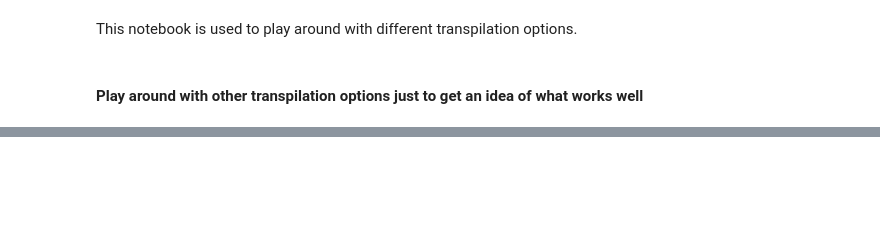
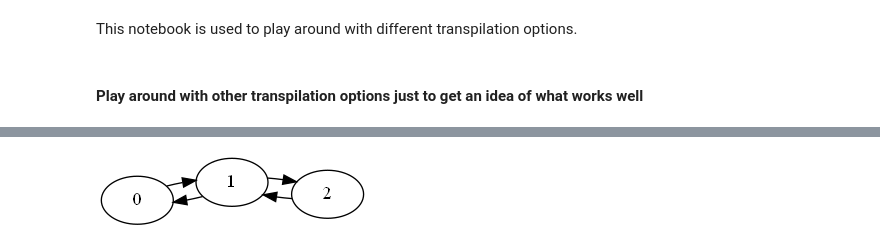
Before and after one commit to richarddengli/cartan-quantum-synthesizer, a Jupyter notebook: IBM-2023-internship-project/qiskit-cartan/testing_transp.ipynb, the cells around one changed output, grey strips where cells are left out. Cells and saved outputs as stored; diff of their text form; code cells hidden in the pictures; blank space fills up the shorter version.

```diff
--- a/IBM-2023-internship-project/qiskit-cartan/testing_transp.ipynb
+++ b/IBM-2023-internship-project/qiskit-cartan/testing_transp.ipynb
@@ -46,0 +58,10 @@ Circuit depth:
+# %%
+lin_coupling_map = CouplingMap([[0, 1], [1, 0], [1, 2], [2, 1]])
+pm_other = generate_preset_pass_manager(optimization_level=2,
+                                        layout_method="trivial",
+                                        coupling_map=lin_coupling_map,
+                                        approximation_degree=2,
+                                        routing_method="sabre",
+                                        translation_method="unroller",
+                                        basis_gates="['u1', 'u2', 'u3', 'cx']",
+                                        seed_transpiler=1)
@@ -46,0 +81,4 @@ Circuit depth:
+# %%
+lin_coupling_map.draw()
+# %% [output]
+[figure, added]
```
Also changed, not shown: parts of 32 cells of this notebook, 11 other files.
